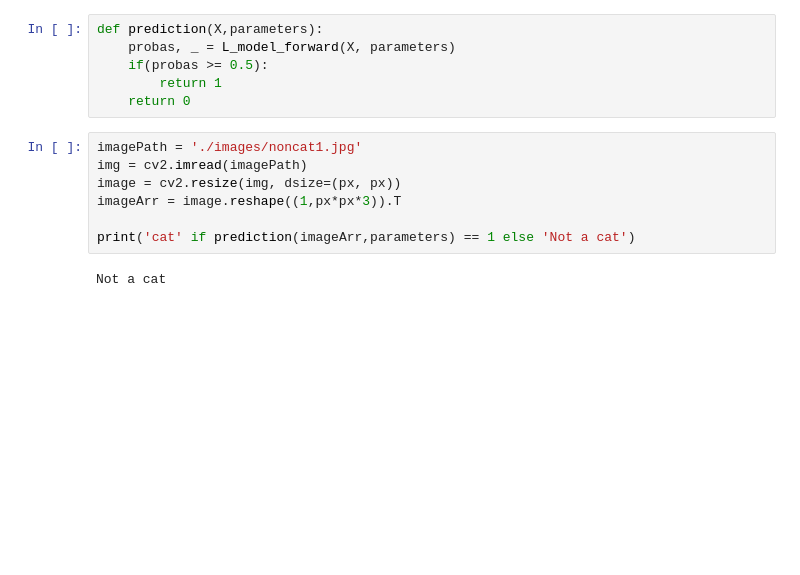
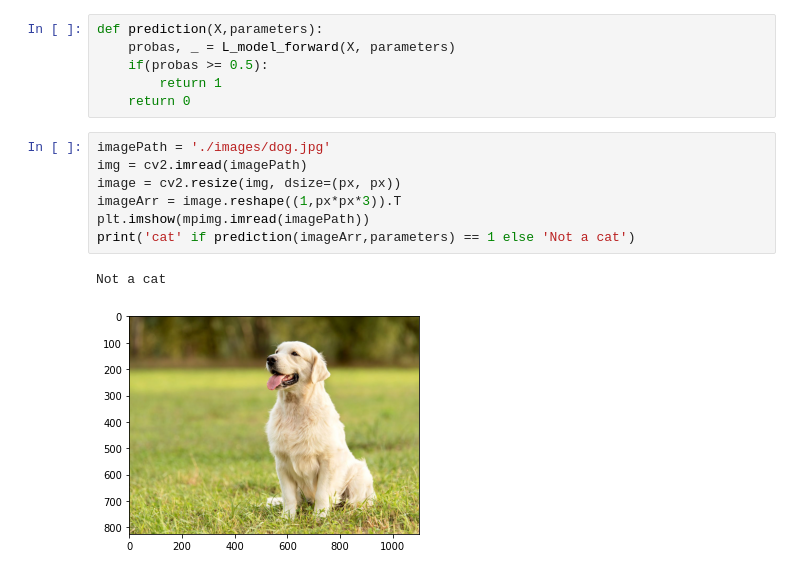
Before and after one commit to MostafaBalaha/CatClassifier, a Jupyter notebook: NeuralNetworkCatClassifier.ipynb, the cells around one changed output. Drawn from its saved outputs; the diff is of its cells as text; blank space fills up the shorter version.

```diff
--- a/NeuralNetworkCatClassifier.ipynb
+++ b/NeuralNetworkCatClassifier.ipynb
@@ -222,11 +223,12 @@ def prediction(X,parameters):
         return 1
     return 0
 # %%
-imagePath = './images/noncat1.jpg'
+imagePath = './images/dog.jpg'
 img = cv2.imread(imagePath)
 image = cv2.resize(img, dsize=(px, px))
 imageArr = image.reshape((1,px*px*3)).T
-
+plt.imshow(mpimg.imread(imagePath))
 print('cat' if prediction(imageArr,parameters) == 1 else 'Not a cat')
 # %% [output]
 Not a cat
+[figure, added]
```
Also changed, not shown: parts of 1 cell of this notebook.
